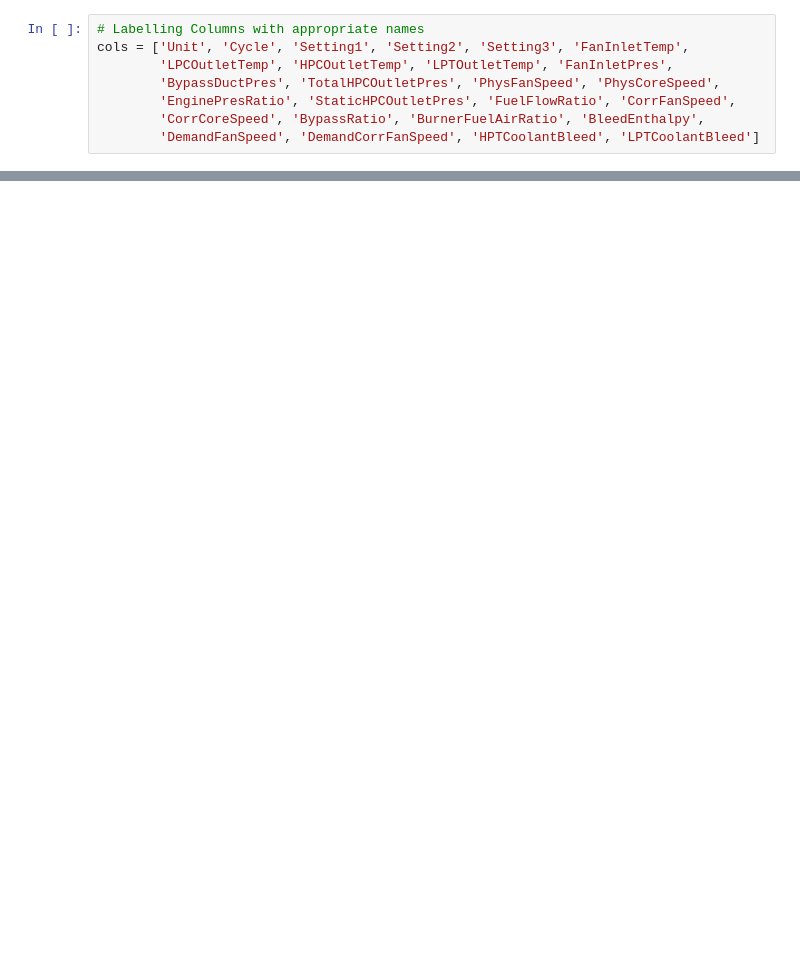
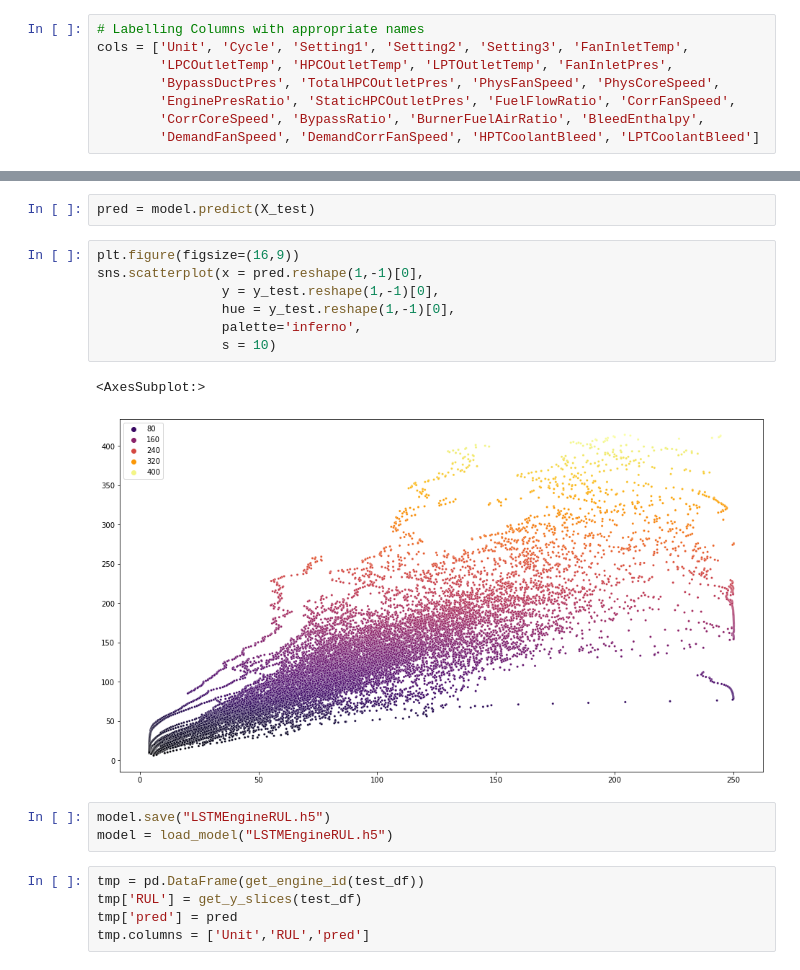
Before and after one commit to MichaelHotaling/Engine_RUL, a Jupyter notebook: Engine Performance.ipynb, the cells around one changed output, grey strips where cells are left out. Saved outputs shown, nothing was run; the diff lists cells and outputs as text; blank space fills up the shorter version.

```diff
--- a/Engine Performance.ipynb
+++ b/Engine Performance.ipynb
@@ -281,0 +331,20 @@ plt.scatter(model.predict(X_train).reshape(X.shape[0]), rul)
+# %%
+pred = model.predict(X_test)
+# %%
+plt.figure(figsize=(16,9))
+sns.scatterplot(x = pred.reshape(1,-1)[0],
+                y = y_test.reshape(1,-1)[0],
+                hue = y_test.reshape(1,-1)[0],
+                palette='inferno',
+                s = 10)
+# %% [output]
+<AxesSubplot:>
+[figure, added]
+# %%
+model.save("LSTMEngineRUL.h5")
+model = load_model("LSTMEngineRUL.h5")
+# %%
+tmp = pd.DataFrame(get_engine_id(test_df))
+tmp['RUL'] = get_y_slices(test_df)
+tmp['pred'] = pred
+tmp.columns = ['Unit','RUL','pred']
```
Also changed, not shown: parts of 37 cells of this notebook.
